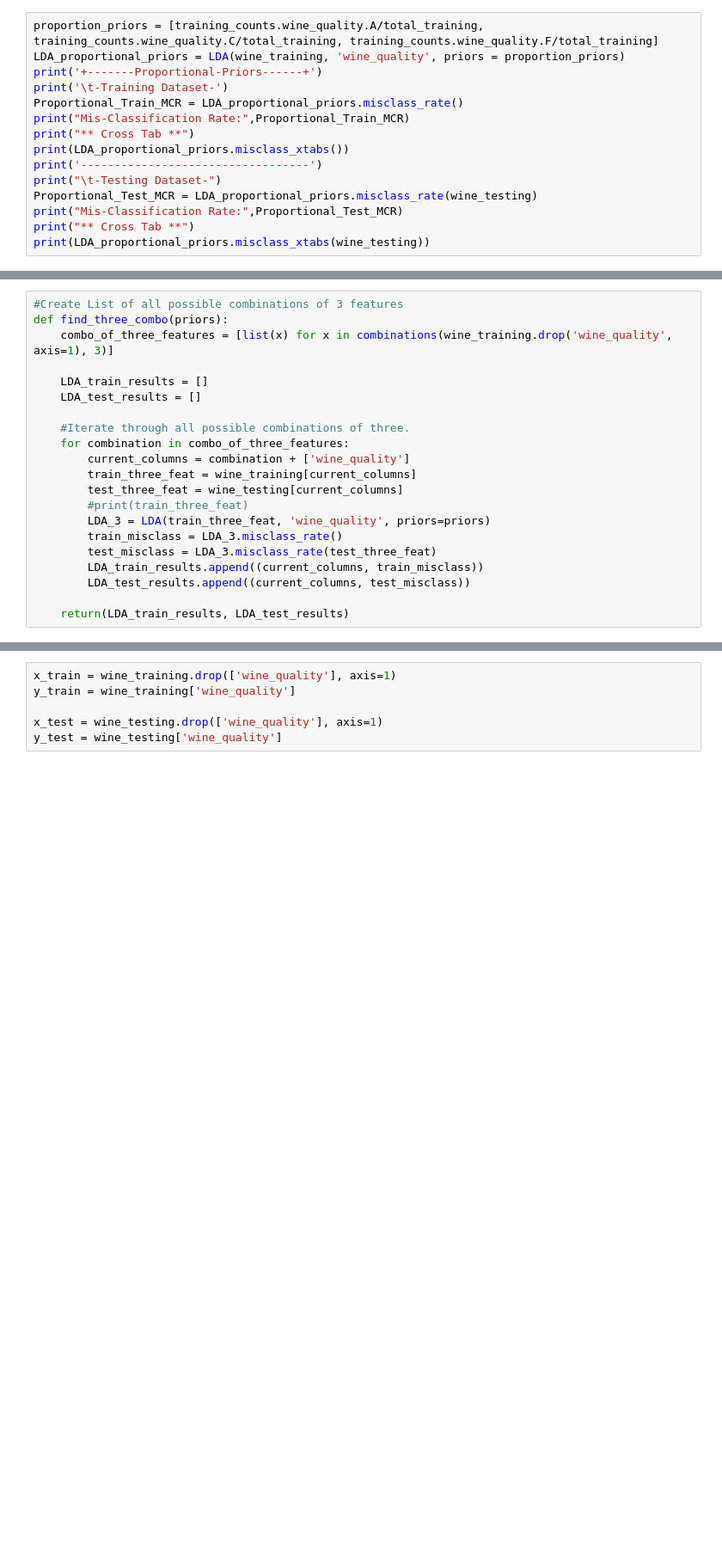
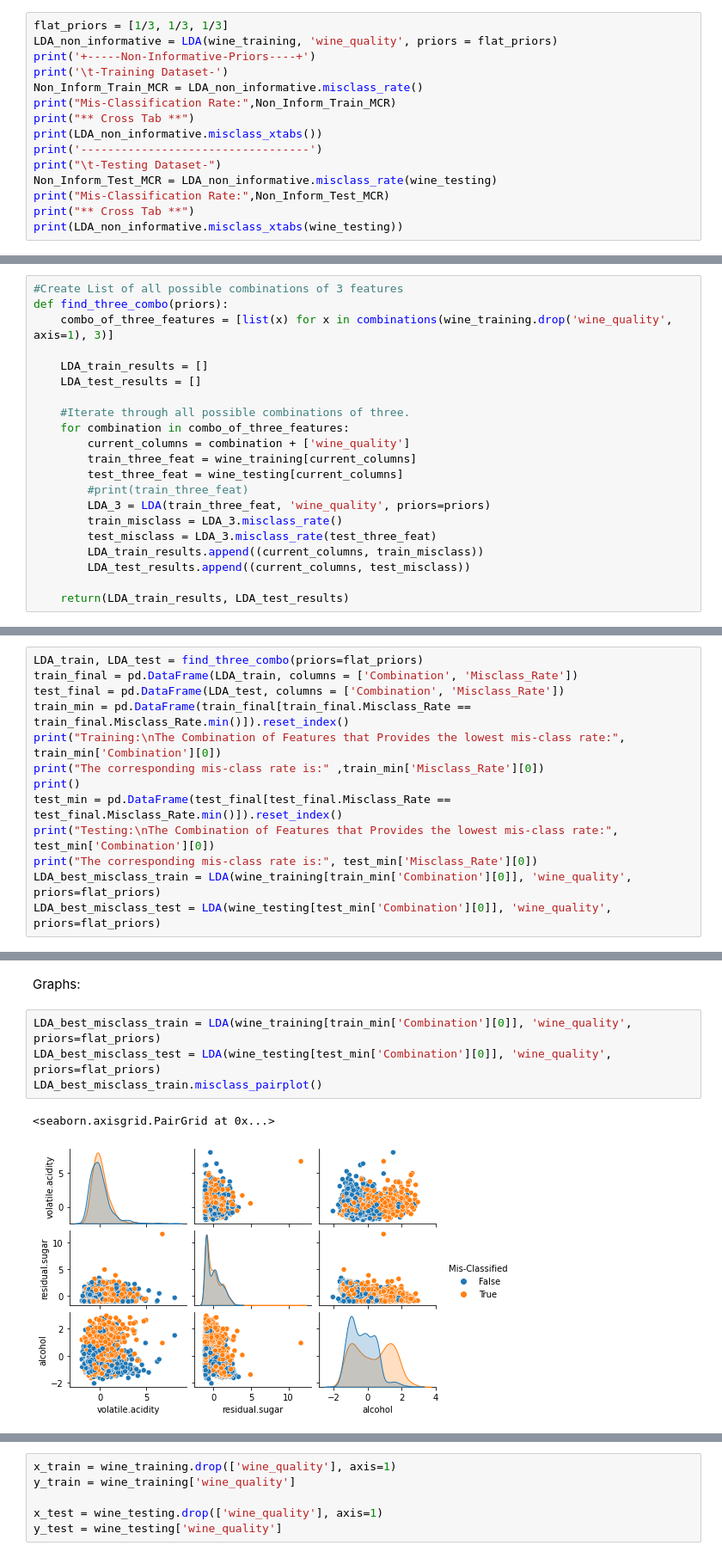
Before and after one commit to LaurenBassett/ds6040, a Jupyter notebook: Homework4/Homework4_Bassett.ipynb, the cells around one changed output, grey strips where cells are left out. Shown at 86% size. Cells and saved outputs as stored; diff of their text form; blank space fills up the shorter version.

```diff
--- a/Homework4/Homework4_Bassett.ipynb
+++ b/Homework4/Homework4_Bassett.ipynb
@@ -337,16 +298,16 @@ total_training = training_counts.sum()[0]
 # %%
-proportion_priors = [training_counts.wine_quality.A/total_training, training_counts.wine_quality.C/total_training, training_counts.wine_quality.F/total_training]
-LDA_proportional_priors = LDA(wine_training, 'wine_quality', priors = proportion_priors)
-print('+-------Proportional-Priors------+')
+flat_priors = [1/3, 1/3, 1/3]
+LDA_non_informative = LDA(wine_training, 'wine_quality', priors = flat_priors)
+print('+-----Non-Informative-Priors----+')
 print('\t-Training Dataset-')
-Proportional_Train_MCR = LDA_proportional_priors.misclass_rate()
-print("Mis-Classification Rate:",Proportional_Train_MCR)
+Non_Inform_Train_MCR = LDA_non_informative.misclass_rate()
+print("Mis-Classification Rate:",Non_Inform_Train_MCR)
 print("** Cross Tab **")
-print(LDA_proportional_priors.misclass_xtabs())
+print(LDA_non_informative.misclass_xtabs())
 print('----------------------------------')
 print("\t-Testing Dataset-")
-Proportional_Test_MCR = LDA_proportional_priors.misclass_rate(wine_testing)
-print("Mis-Classification Rate:",Proportional_Test_MCR)
+Non_Inform_Test_MCR = LDA_non_informative.misclass_rate(wine_testing)
+print("Mis-Classification Rate:",Non_Inform_Test_MCR)
 print("** Cross Tab **")
-print(LDA_proportional_priors.misclass_xtabs(wine_testing))
+print(LDA_non_informative.misclass_xtabs(wine_testing))
 # %% [output]
@@ -423,0 +357,13 @@ def find_three_combo(priors):
+# %%
+LDA_train, LDA_test = find_three_combo(priors=flat_priors)
+train_final = pd.DataFrame(LDA_train, columns = ['Combination', 'Misclass_Rate'])
+test_final = pd.DataFrame(LDA_test, columns = ['Combination', 'Misclass_Rate'])
+train_min = pd.DataFrame(train_final[train_final.Misclass_Rate == train_final.Misclass_Rate.min()]).reset_index()
+print("Training:\nThe Combination of Features that Provides the lowest mis-class rate:", train_min['Combination'][0])
+print("The corresponding mis-class rate is:" ,train_min['Misclass_Rate'][0])
+print()
+test_min = pd.DataFrame(test_final[test_final.Misclass_Rate == test_final.Misclass_Rate.min()]).reset_index()
+print("Testing:\nThe Combination of Features that Provides the lowest mis-class rate:", test_min['Combination'][0])
+print("The corresponding mis-class rate is:", test_min['Misclass_Rate'][0])
+LDA_best_misclass_train = LDA(wine_training[train_min['Combination'][0]], 'wine_quality', priors=flat_priors)
+LDA_best_misclass_test = LDA(wine_testing[test_min['Combination'][0]], 'wine_quality', priors=flat_priors)
@@ -423,0 +378,9 @@ def find_three_combo(priors):
+# %% [markdown]
+Graphs:
+# %%
+LDA_best_misclass_train = LDA(wine_training[train_min['Combination'][0]], 'wine_quality', priors=flat_priors)
+LDA_best_misclass_test = LDA(wine_testing[test_min['Combination'][0]], 'wine_quality', priors=flat_priors)
+LDA_best_misclass_train.misclass_pairplot()
+# %% [output]
+<seaborn.axisgrid.PairGrid at 0x...>
+[figure, added]
```
Also changed, not shown: parts of 28 cells of this notebook, 4 other files.
